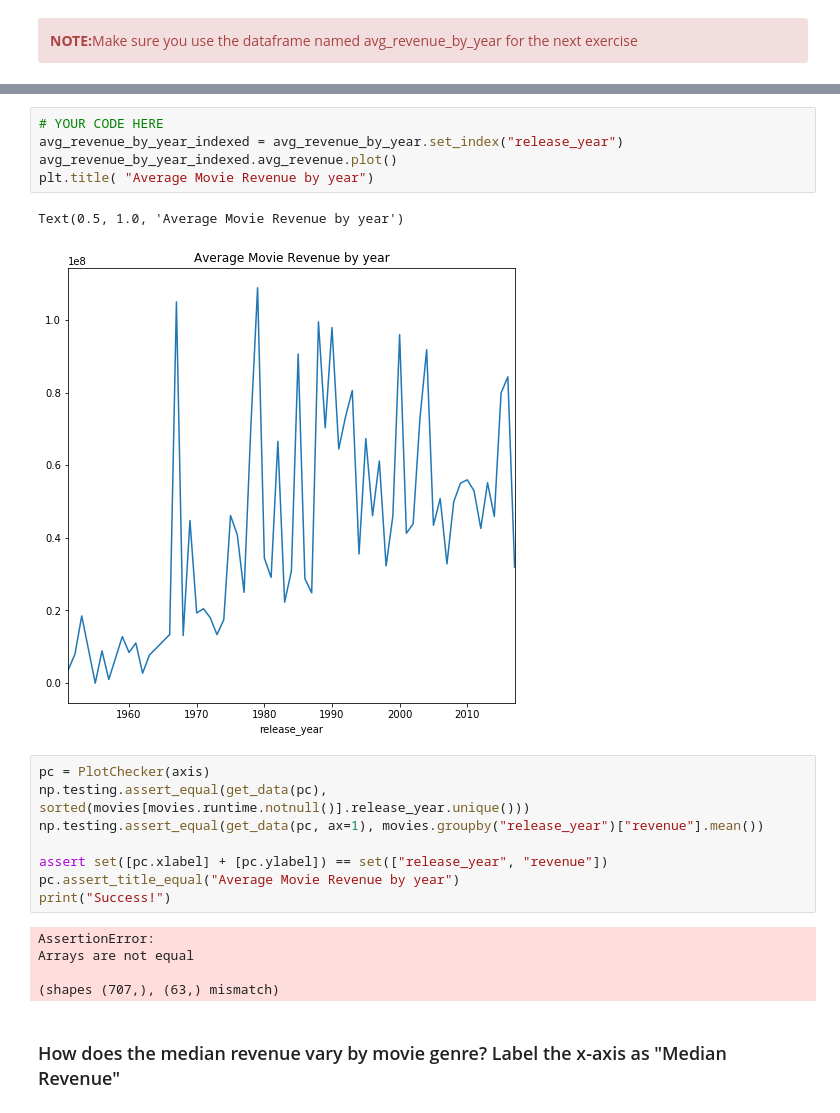
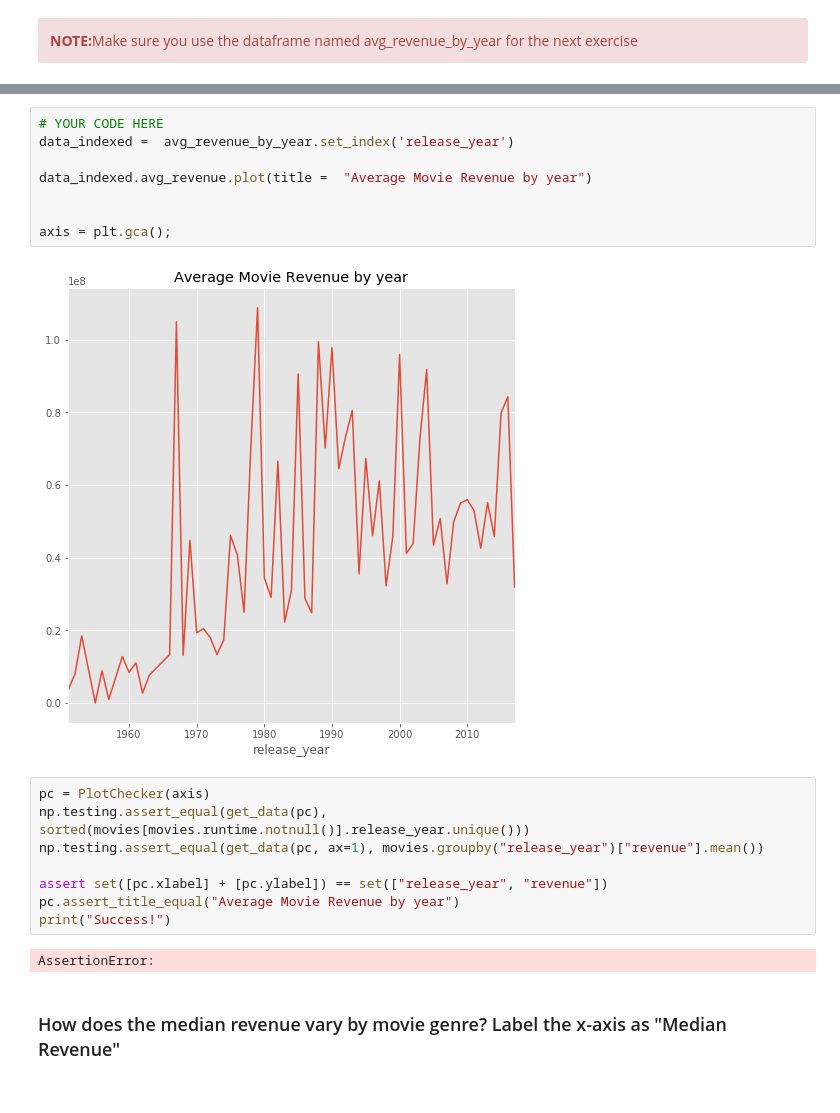
Before and after one commit to valentyna-koshelnyk/Data-Science-Academy, a Jupyter notebook: S01 - Bootcamp and Binary Classification/SLU03 - Visualization with Pandas and Matplotlib/Exercise notebook.ipynb, the cells around one changed output, grey strips where cells are left out. Cells and saved outputs as stored; diff of their text form.

```diff
--- a/S01 - Bootcamp and Binary Classification/SLU03 - Visualization with Pandas and Matplotlib/Exercise notebook.ipynb
+++ b/S01 - Bootcamp and Binary Classification/SLU03 - Visualization with Pandas and Matplotlib/Exercise notebook.ipynb
@@ -144,11 +142,13 @@ avg_revenue_by_year.head()
 # %%
 # YOUR CODE HERE
-avg_revenue_by_year_indexed = avg_revenue_by_year.set_index("release_year")
-avg_revenue_by_year_indexed.avg_revenue.plot()
-plt.title( "Average Movie Revenue by year")
+data_indexed =  avg_revenue_by_year.set_index('release_year')
+
+data_indexed.avg_revenue.plot(title =  "Average Movie Revenue by year")
+
+
+axis = plt.gca();
 # %% [output]
-Text(0.5, 1.0, 'Average Movie Revenue by year')
-[figure, old version]
+[figure, new version]
 # %%
 pc = PlotChecker(axis)
 np.testing.assert_equal(get_data(pc), sorted(movies[movies.runtime.notnull()].release_year.unique()))
@@ -159,9 +159,6 @@ pc.assert_title_equal("Average Movie Revenue by year")
 print("Success!")
 # %% [output]
 AssertionError:
-Arrays are not equal
-
-(shapes (707,), (63,) mismatch)
 # %% [markdown]
 ### How does the median revenue vary by movie genre? Label the x-axis as "Median Revenue"
 # %% [markdown]
```
Also changed, not shown: parts of 11 cells of this notebook, 1 other file.
